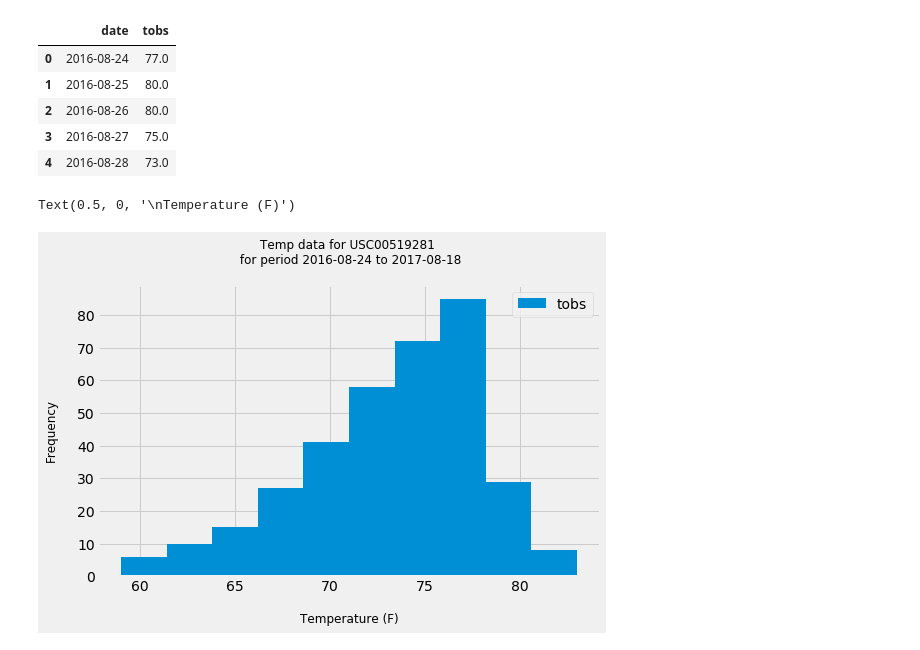
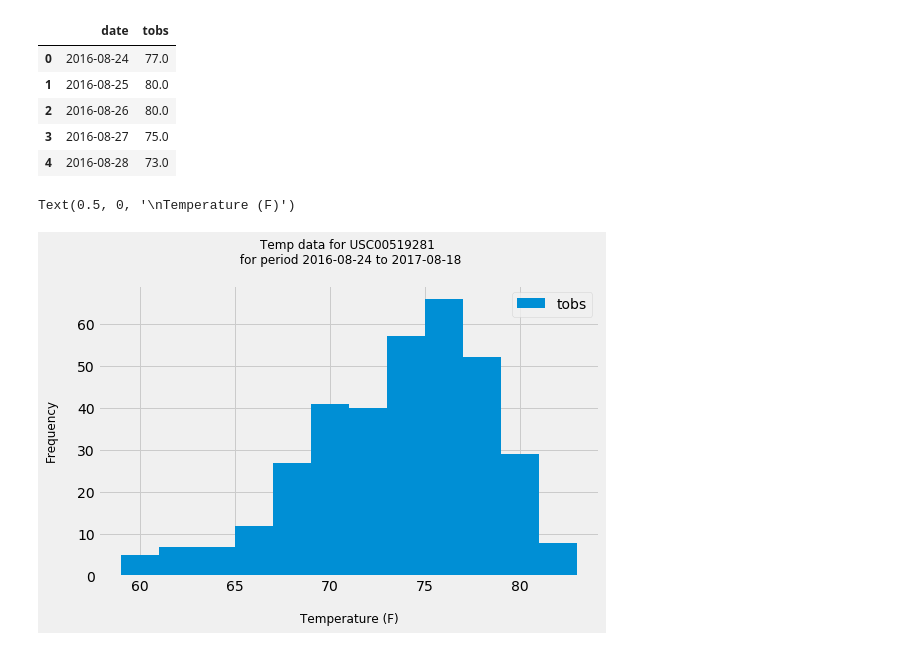
Before and after one commit to jbski/sqlalchemy-challenge, a Jupyter notebook: climate_starter.ipynb, the cells around one changed output. Cells and saved outputs as stored; diff of their text form; code cells hidden in the pictures.

```diff
--- a/climate_starter.ipynb
+++ b/climate_starter.ipynb
@@ -190,12 +190,12 @@ max_observations_df.head()
 | 3 | 2016-08-27 | 75.0 |
 | 4 | 2016-08-28 | 73.0 |
 # %%
-max_observations_df.plot(kind='hist', figsize=(8,5))
+max_observations_df.plot(kind='hist', figsize=(8,5), bins=12)
 min_date = max_observations_df['date'].min()
 max_date = max_observations_df['date'].max()
 plt.title(f'Temp data for USC00519281 \n for period {min_date} to {max_date}\n', fontsize=12)
 plt.ylabel('Frequency\n', fontsize=12)
 plt.xlabel('\nTemperature (F)', fontsize=12)
 # %% [output]
 Text(0.5, 0, '\nTemperature (F)')
-[figure, old version]
+[figure, new version]
```
